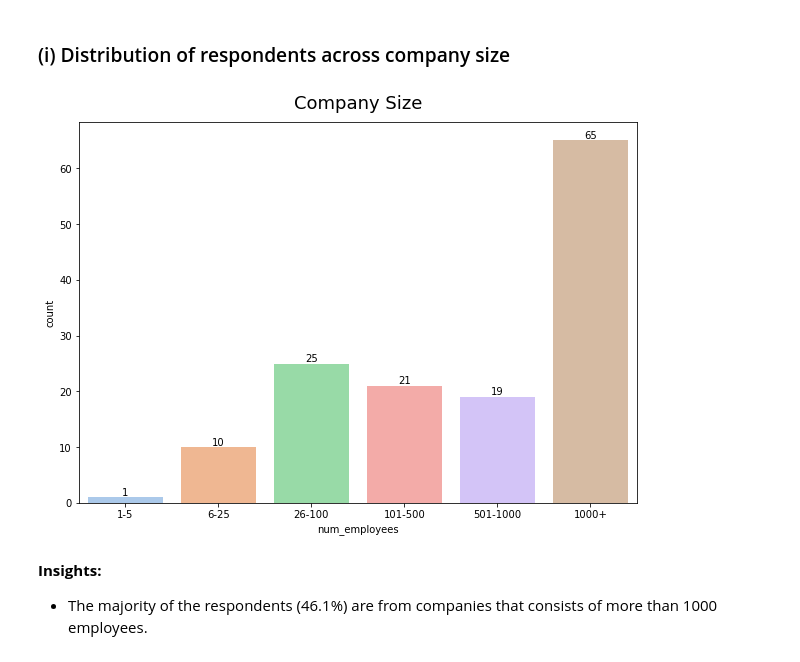
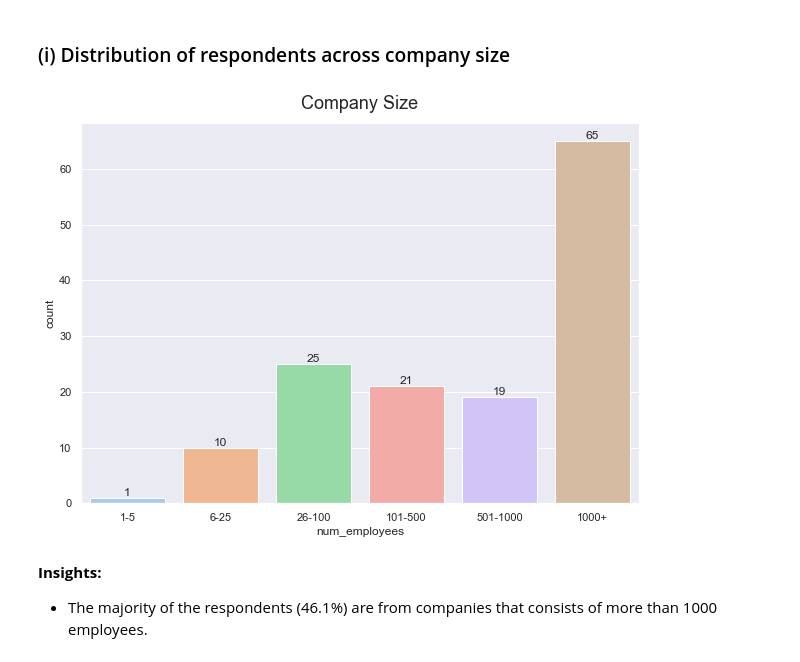
Before and after one commit to MarkJasonE/MentalHealthInTech, a Jupyter notebook: Mental Health In Tech - OSMI 2020.ipynb, the cells around one changed output. Drawn from its saved outputs; the diff is of its cells as text; code cells hidden in the pictures.

```diff
--- a/Mental Health In Tech - OSMI 2020.ipynb
+++ b/Mental Health In Tech - OSMI 2020.ipynb
@@ -1009,20 +1009,21 @@ TODO:
 ### (i) Distribution of respondents across company size
 # %%
 x_tick_labels = ["1-5", "6-25", "26-100", "101-500", "501-1000", "1000+"]
+sns.set_theme(style="darkgrid")
 
 plt.figure(figsize=(10, 7))
 ax = sns.countplot(x=surveyC1["num_employees"], palette="pastel")
 plt.title("Company Size", fontsize=18, y=1.02)
 
 #Put value on bar
 for p in ax.patches:
     ax.annotate(np.round(p.get_height()),(p.get_x()+p.get_width()/2., p.get_height()),
         ha='center', va='center', xytext=(0, 5), textcoords='offset points')
 ax.set_xticklabels(x_tick_labels)
 
 plt.show()
 # %% [output]
-[figure, old version]
+[figure, new version]
 # %% [markdown]
 **Insights:**
 - The majority of the respondents (46.1%) are from companies that consists of more than 1000 employees.
```
Also changed, not shown: parts of 22 cells of this notebook.
